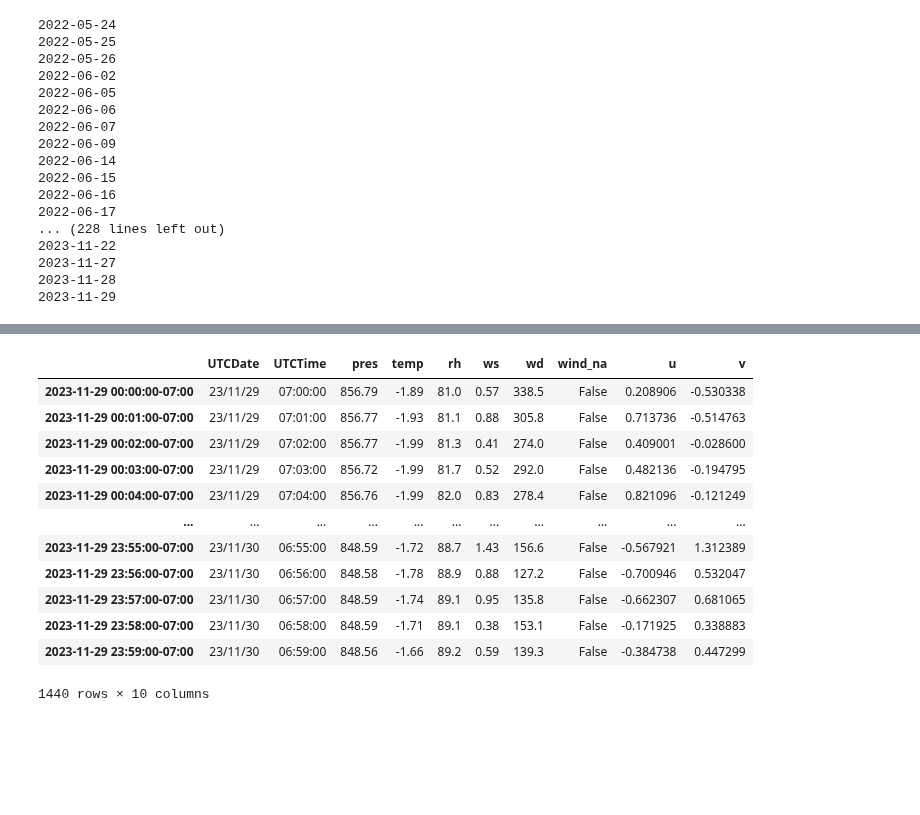
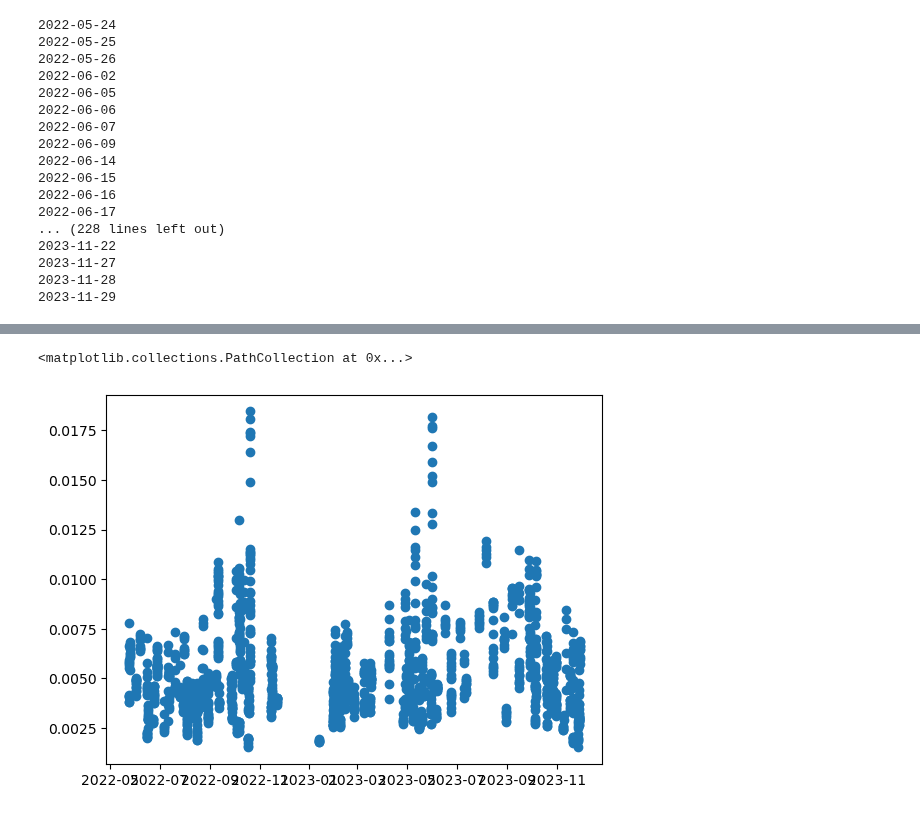
Before and after one commit to agmeyer4/Atmos_Column, a Jupyter notebook: atmos_column/ipynbs/ratio_v2.ipynb, the cells around one changed output, grey strips where cells are left out. Saved outputs shown, nothing was run; the diff lists cells and outputs as text; code cells hidden in the pictures; blank space fills up the shorter version.

```diff
--- a/atmos_column/ipynbs/ratio_v2.ipynb
+++ b/atmos_column/ipynbs/ratio_v2.ipynb
@@ -421,5 +423,15 @@ def find_grouped_periods(df,grouped_tdelta_thresh,nratio_good_thresh):
                                             n_good = len(dt_group)))
 
     return grouped_periods
+
+def trim_df_by_dtidx(df,dt1,dt2):
+    outdf = df.loc[(df.index>=dt1)&(df.index<=dt2)]
+    return outdf
+
+def resample_met_df(met_df,interval):
+    outdf = met_df.copy()
+    outdf = outdf[['pres','temp','rh','u','v']].resample(interval).mean(numeric_only = True)
+    outdf['ws'],outdf['wd'] = np.vectorize(ac.uv_to_wdws)(outdf['u'],outdf['v'])
+    return outdf
 # %%
 #Define the mega plot
@@ -916,16 +834,28 @@ good_grouped_periods_fulldfs['ch4_co2']
-# %%
-met_df
-# %% [output]
-|  | UTCDate | UTCTime | pres | temp | rh | ws | wd | wind_na | u | v |
-| 2023-11-29 00:00:00-07:00 | 23/11/29 | 07:00:00 | 856.79 | -1.89 | 81.0 | 0.57 | 338.5 | False | 0.208906 | -0.530338 |
-| 2023-11-29 00:01:00-07:00 | 23/11/29 | 07:01:00 | 856.77 | -1.93 | 81.1 | 0.88 | 305.8 | False | 0.713736 | -0.514763 |
-| 2023-11-29 00:02:00-07:00 | 23/11/29 | 07:02:00 | 856.77 | -1.99 | 81.3 | 0.41 | 274.0 | False | 0.409001 | -0.028600 |
-| 2023-11-29 00:03:00-07:00 | 23/11/29 | 07:03:00 | 856.72 | -1.99 | 81.7 | 0.52 | 292.0 | False | 0.482136 | -0.194795 |
-| 2023-11-29 00:04:00-07:00 | 23/11/29 | 07:04:00 | 856.76 | -1.99 | 82.0 | 0.83 | 278.4 | False | 0.821096 | -0.121249 |
-| ... | ... | ... | ... | ... | ... | ... | ... | ... | ... | ... |
-| 2023-11-29 23:55:00-07:00 | 23/11/30 | 06:55:00 | 848.59 | -1.72 | 88.7 | 1.43 | 156.6 | False | -0.567921 | 1.312389 |
-| 2023-11-29 23:56:00-07:00 | 23/11/30 | 06:56:00 | 848.58 | -1.78 | 88.9 | 0.88 | 127.2 | False | -0.700946 | 0.532047 |
-| 2023-11-29 23:57:00-07:00 | 23/11/30 | 06:57:00 | 848.59 | -1.74 | 89.1 | 0.95 | 135.8 | False | -0.662307 | 0.681065 |
-| 2023-11-29 23:58:00-07:00 | 23/11/30 | 06:58:00 | 848.59 | -1.71 | 89.1 | 0.38 | 153.1 | False | -0.171925 | 0.338883 |
-| 2023-11-29 23:59:00-07:00 | 23/11/30 | 06:59:00 | 848.56 | -1.66 | 89.2 | 0.59 | 139.3 | False | -0.384738 | 0.447299 |
-1440 rows × 10 columns
+# %%
+pickle_path = '/uufs/chpc.utah.edu/common/home/u0890904/LAIR_1/Data/Pickled_files/ratio_v2'
+
+# fname = 'daily_regr_details.pkl'
+# with open(os.path.join(pickle_path,fname), 'wb') as handle:
+#     pickle.dump(daily_regr_details, handle, protocol=pickle.HIGHEST_PROTOCOL)
+
+# fname = 'good_grouped_periods_fulldfs.pkl'
+# with open(os.path.join(pickle_path,fname), 'wb') as handle:
+#     pickle.dump(good_grouped_periods_fulldfs, handle, protocol=pickle.HIGHEST_PROTOCOL)
+# %%
+fname = 'daily_regr_details.pkl'
+with open(os.path.join(pickle_path,fname), 'rb') as handle:
+    daily_regr_details = pickle.load(handle)
+fname = 'good_grouped_periods_fulldfs.pkl'
+with open(os.path.join(pickle_path,fname), 'rb') as handle:
+    good_grouped_periods_fulldfs = pickle.load(handle)
+# %%
+regr_label = 'ch4_co2'
+fname = f'{inst_id}_202205_202311_{resample}_{regr_label}.csv'
+good_grouped_periods_fulldfs[regr_label].round(5).reset_index().dropna().to_csv(os.path.join(base_project_dir,'Data/csv_for_r/ratios_v2',fname),index=False)
+# %%
+testdf= good_grouped_periods_fulldfs[regr_label]
+
+plt.scatter(testdf.index,testdf['ch4_co2_slope'])
+# %% [output]
+<matplotlib.collections.PathCollection at 0x...>
+[figure, added]
```
Also changed, not shown: parts of 6 cells of this notebook, 1 other file.
